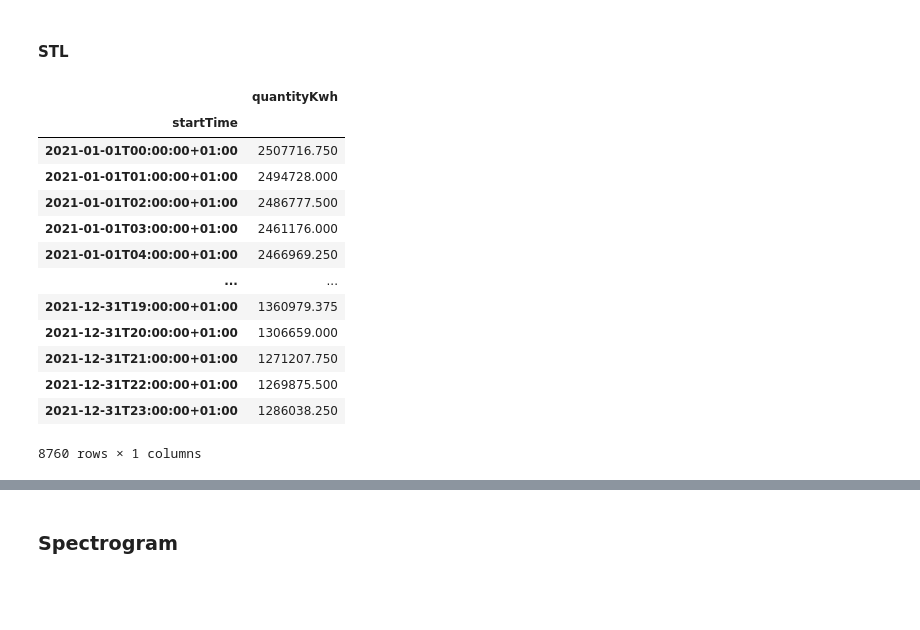
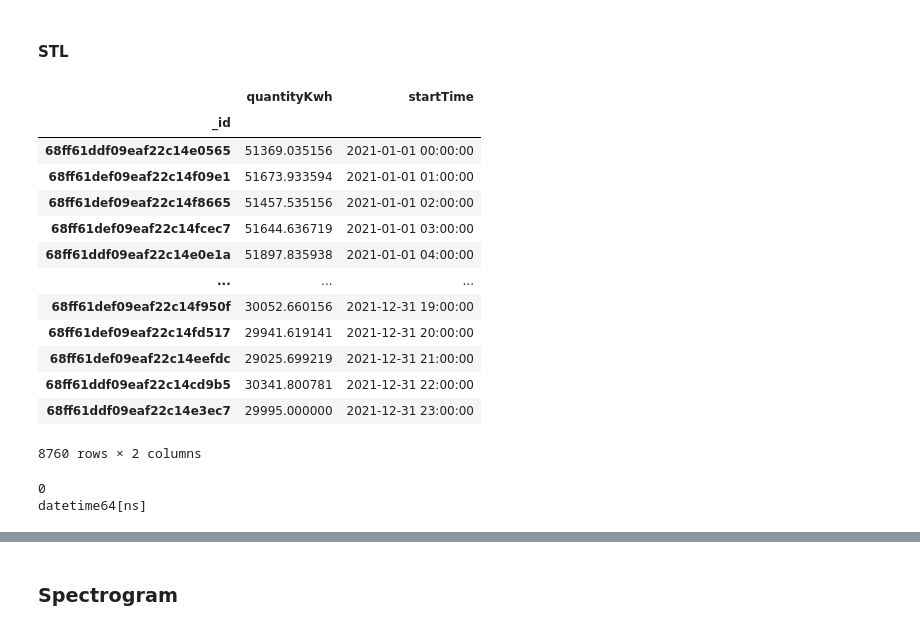
Before and after one commit to Satheris/IND320_SMAA, a Jupyter notebook: project/Assignment3.ipynb, the cells around one changed output, grey strips where cells are left out. Saved outputs shown, nothing was run; the diff lists cells and outputs as text; code cells hidden in the pictures; blank space fills up the shorter version.

```diff
--- a/project/Assignment3.ipynb
+++ b/project/Assignment3.ipynb
@@ -249,26 +252,29 @@ df_elhub.head()
 #### STL
 # %%
 area = 'NO1'
-prodGroup = 'hydro'
+prodGroup = 'thermal'
 
+# making subset of data
 sub_df_elhub = df_elhub[(df_elhub['priceArea'] == area) & (df_elhub['productionGroup'] == prodGroup)]
+sub_df_elhub = pd.DataFrame(sub_df_elhub[['quantityKwh', 'startTime']])
+sub_df_elhub['startTime'] = pd.to_datetime(sub_df_elhub['startTime'], utc=True, errors='coerce').dt.tz_localize(None)
 
-# print(sub_df_elhub.head())
-
-sub_df_elhub = pd.DataFrame(sub_df_elhub[['quantityKwh', 'startTime']]).set_index('startTime')
-sub_df_elhub
+# adding 1 hour because (utc=True) displaced the time
+sub_df_elhub['startTime'] = sub_df_elhub['startTime'] + pd.Timedelta(hours=1)
 # %% [output]
-|  | quantityKwh |
-| startTime |  |
-| 2021-01-01T00:00:00+01:00 | 2507716.750 |
-| 2021-01-01T01:00:00+01:00 | 2494728.000 |
-| 2021-01-01T02:00:00+01:00 | 2486777.500 |
-| 2021-01-01T03:00:00+01:00 | 2461176.000 |
-| 2021-01-01T04:00:00+01:00 | 2466969.250 |
-| ... | ... |
-| 2021-12-31T19:00:00+01:00 | 1360979.375 |
-| 2021-12-31T20:00:00+01:00 | 1306659.000 |
-| 2021-12-31T21:00:00+01:00 | 1271207.750 |
-| 2021-12-31T22:00:00+01:00 | 1269875.500 |
-| 2021-12-31T23:00:00+01:00 | 1286038.250 |
+|  | quantityKwh | startTime |
+| _id |  |  |
+| 68ff61ddf09eaf22c14e0565 | 51369.035156 | 2021-01-01 00:00:00 |
+| 68ff61def09eaf22c14f09e1 | 51673.933594 | 2021-01-01 01:00:00 |
+| 68ff61def09eaf22c14f8665 | 51457.535156 | 2021-01-01 02:00:00 |
+| 68ff61def09eaf22c14fcec7 | 51644.636719 | 2021-01-01 03:00:00 |
+| 68ff61ddf09eaf22c14e0e1a | 51897.835938 | 2021-01-01 04:00:00 |
+| ... | ... | ... |
+| 68ff61def09eaf22c14f950f | 30052.660156 | 2021-12-31 19:00:00 |
+| 68ff61def09eaf22c14fd517 | 29941.619141 | 2021-12-31 20:00:00 |
+| 68ff61def09eaf22c14eefdc | 29025.699219 | 2021-12-31 21:00:00 |
+| 68ff61ddf09eaf22c14cd9b5 | 30341.800781 | 2021-12-31 22:00:00 |
+| 68ff61ddf09eaf22c14e3ec7 | 29995.000000 | 2021-12-31 23:00:00 |
-8760 rows × 1 columns
+8760 rows × 2 columns
+0
+datetime64[ns]
```
Also changed, not shown: parts of 6 cells of this notebook.
